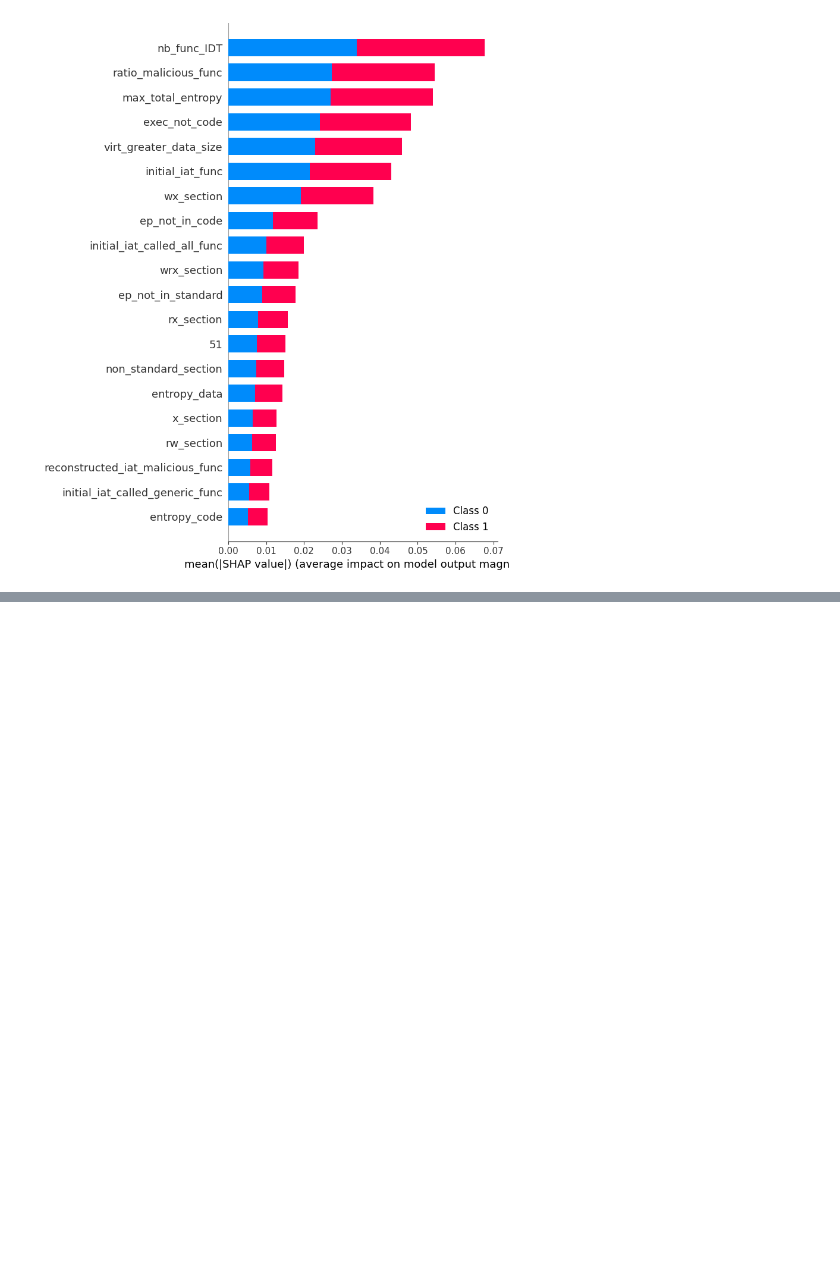
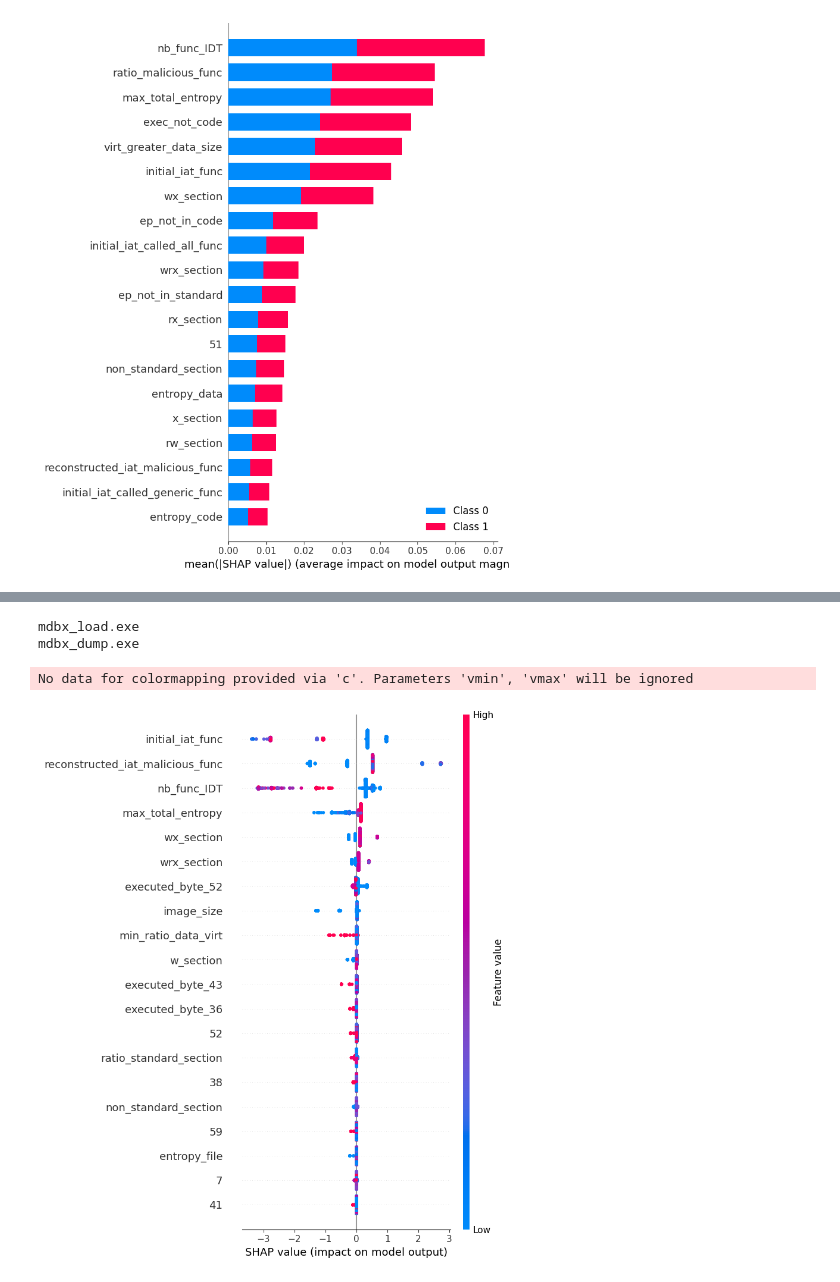
Before and after one commit to dimitriwauters/PANDI, a Jupyter notebook: ML_clean.ipynb, the cells around one changed output, grey strips where cells are left out. Cells and saved outputs as stored; diff of their text form; code cells hidden in the pictures; blank space fills up the shorter version.

```diff
--- a/ML_clean.ipynb
+++ b/ML_clean.ipynb
@@ -167,0 +386,4 @@ plt.show()
+# %%
+for i in range(len(y_pred)):
+    if y_pred[i] != y_test[i]:
+        print(names[test_index[i]])
@@ -253,3 +546,32 @@ plt.savefig("figures/clean6.pdf", format="pdf", bbox_inches="tight")
 plt.show()
 # %% [output]
 [figure]
+# %%
+param_grid = {"criterion":["friedman_mse","squared_error"],"loss": ["log_loss","exponential"],"min_samples_leaf":[2,3,4,5,6,7,8,9,10,11,12],"max_depth":[1,2,3,4,5,6,7,8,9,10,11,12],"n_estimators" : [i for i in range(10,40)]}
+gbdt = GradientBoostingClassifier(random_state = 0)
+cv = StratifiedKFold(n_splits=10)
+search = GridSearchCV(estimator=gbdt, param_grid=param_grid, cv = cv, scoring = "balanced_accuracy", n_jobs = -1)
+search.fit(X_train, y_train)
+print(
+    "The best parameters are %s with a score of %0.5f in training and a score of %0.5f in testing"
+    % (search.best_params_, search.best_score_,search.best_estimator_.score(X_test,y_test))
+)
+model9 = search.best_estimator_
+y_pred = model9.predict(X_test)
+print(
+    "The F1-score is %0.5f"
+    % (f1_score(y_test,y_pred))
+)
+print(
+    "The balance accuracy is %0.5f"
+    % (balanced_accuracy_score(y_test,y_pred))
+)
+print(
+    "The precision is %0.5f"
+    % (precision_score(y_test,y_pred))
+)
+print(
+    "The recall is %0.5f"
+    % (recall_score(y_test,y_pred))
+)
+print(classification_report(y_test,y_pred))
@@ -255,0 +592,18 @@ plt.show()
+# %%
+for i in range(len(y_pred)):
+    if y_pred[i] != y_test[i]:
+        print(names[test_index[i]])
+# %% [output]
+mdbx_load.exe
+mdbx_dump.exe
+# %%
+explainer = shap.Explainer(model9)
+shap_obj = explainer(X_train)
+shap_values = explainer.shap_values(X_train)
+
+shap.summary_plot(shap_values, features = X_train,feature_names=feature_names,show=False)
+plt.savefig("figures/clean9.pdf", format="pdf", bbox_inches="tight")
+plt.show()
+# %% [output]
+No data for colormapping provided via 'c'. Parameters 'vmin', 'vmax' will be ignored
+[figure, added]
```
Also changed, not shown: parts of 24 cells of this notebook, 2 other files.
